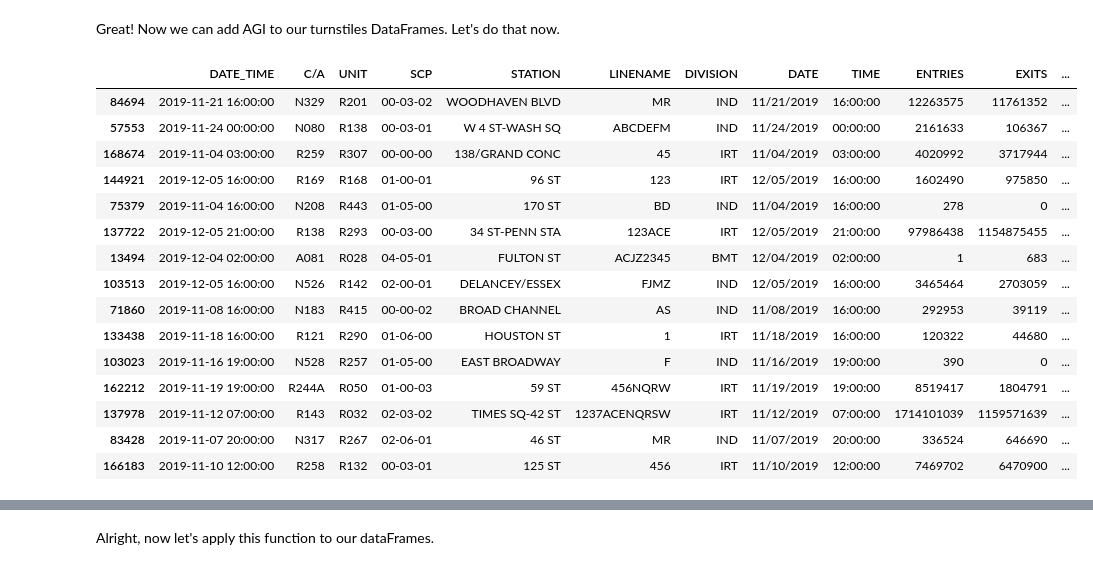
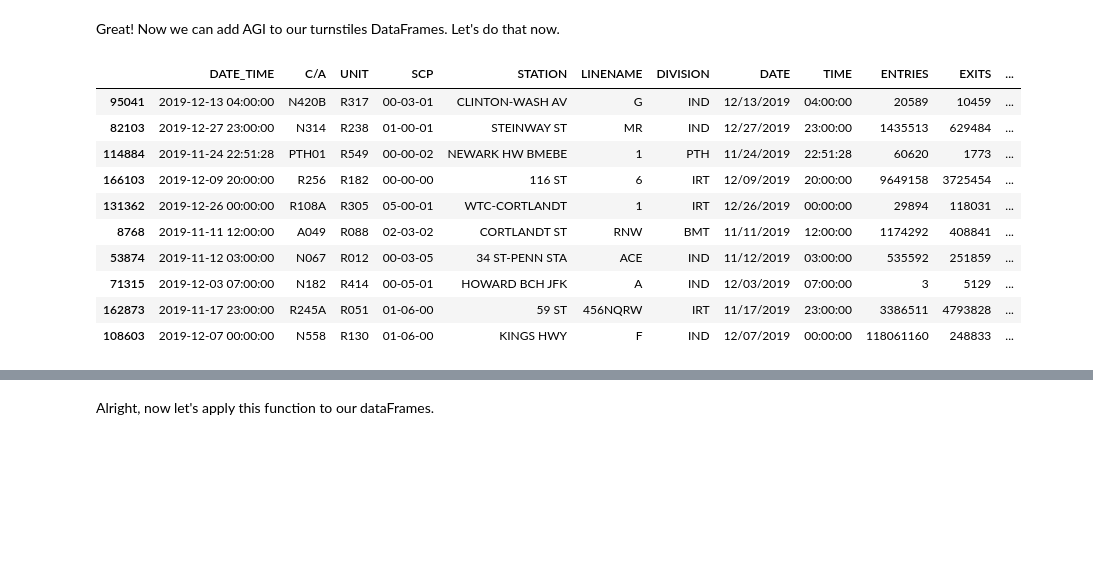
Before and after one commit to weizhao-BME/metis-project1, a Jupyter notebook: code/wtwy_data_merge.ipynb, the cells around one changed output, grey strips where cells are left out. Saved outputs shown, nothing was run; the diff lists cells and outputs as text; code cells hidden in the pictures; blank space fills up the shorter version.

```diff
--- a/code/wtwy_data_merge.ipynb
+++ b/code/wtwy_data_merge.ipynb
@@ -236,9 +210,8 @@ new_dict
 
 Now let's add that to our dataFrames!
 # %%
-# df_turnstiles['ZIPCODE'] = mta_station_info['STATION'].str.upper().map(station_zips)
-df_turnstiles['ZIPCODE'] = df_turnstiles['STATION'].map(new_dict)
-mask = df_turnstiles.STATION == '34 ST-PENN STA'
-df_turnstiles[mask].head(20)
+mta_station_info['ZIPCODE'] = mta_station_info['STATION'].str.upper().map(station_zips)
+df_turnstiles['ZIPCODE'] = df_turnstiles['STATION'].map(station_zips)
+df_turnstiles.sample(10)
 # %% [output]
 |  | DATE_TIME | C/A | UNIT | SCP | STATION | LINENAME | DIVISION | DATE | TIME | ENTRIES | EXITS | ... |
@@ -313,24 +280,19 @@ Great! Now we can add AGI to our turnstiles DataFrames. Let's do that now.
 # %%
 # convert ZIPCODE and ADJ_GROSS_INC cols to dict{zipcode: AGI}
 zipcode_agis = nyc_agi_by_zip[['ZIPCODE', 'ADJ_GROSS_INC']].set_index('ZIPCODE').to_dict()['ADJ_GROSS_INC']
 
 # use the dictionary to add ZIPCODE_AGI column to df_turnstiles
 df_turnstiles['ZIPCODE_AGI'] = df_turnstiles['ZIPCODE'].map(zipcode_agis)
-df_turnstiles.sample(15)
+df_turnstiles.sample(10)
 # %% [output]
 |  | DATE_TIME | C/A | UNIT | SCP | STATION | LINENAME | DIVISION | DATE | TIME | ENTRIES | EXITS | ... |
-| 84694 | 2019-11-21 16:00:00 | N329 | R201 | 00-03-02 | WOODHAVEN BLVD | MR | IND | 11/21/2019 | 16:00:00 | 12263575 | 11761352 | ... |
-| 57553 | 2019-11-24 00:00:00 | N080 | R138 | 00-03-01 | W 4 ST-WASH SQ | ABCDEFM | IND | 11/24/2019 | 00:00:00 | 2161633 | 106367 | ... |
-| 168674 | 2019-11-04 03:00:00 | R259 | R307 | 00-00-00 | 138/GRAND CONC | 45 | IRT | 11/04/2019 | 03:00:00 | 4020992 | 3717944 | ... |
-| 144921 | 2019-12-05 16:00:00 | R169 | R168 | 01-00-01 | 96 ST | 123 | IRT | 12/05/2019 | 16:00:00 | 1602490 | 975850 | ... |
-| 75379 | 2019-11-04 16:00:00 | N208 | R443 | 01-05-00 | 170 ST | BD | IND | 11/04/2019 | 16:00:00 | 278 | 0 | ... |
-| 137722 | 2019-12-05 21:00:00 | R138 | R293 | 00-03-00 | 34 ST-PENN STA | 123ACE | IRT | 12/05/2019 | 21:00:00 | 97986438 | 1154875455 | ... |
-| 13494 | 2019-12-04 02:00:00 | A081 | R028 | 04-05-01 | FULTON ST | ACJZ2345 | BMT | 12/04/2019 | 02:00:00 | 1 | 683 | ... |
-| 103513 | 2019-12-05 16:00:00 | N526 | R142 | 02-00-01 | DELANCEY/ESSEX | FJMZ | IND | 12/05/2019 | 16:00:00 | 3465464 | 2703059 | ... |
-| 71860 | 2019-11-08 16:00:00 | N183 | R415 | 00-00-02 | BROAD CHANNEL | AS | IND | 11/08/2019 | 16:00:00 | 292953 | 39119 | ... |
-| 133438 | 2019-11-18 16:00:00 | R121 | R290 | 01-06-00 | HOUSTON ST | 1 | IRT | 11/18/2019 | 16:00:00 | 120322 | 44680 | ... |
-| 103023 | 2019-11-16 19:00:00 | N528 | R257 | 01-05-00 | EAST BROADWAY | F | IND | 11/16/2019 | 19:00:00 | 390 | 0 | ... |
-| 162212 | 2019-11-19 19:00:00 | R244A | R050 | 01-00-03 | 59 ST | 456NQRW | IRT | 11/19/2019 | 19:00:00 | 8519417 | 1804791 | ... |
-| 137978 | 2019-11-12 07:00:00 | R143 | R032 | 02-03-02 | TIMES SQ-42 ST | 1237ACENQRSW | IRT | 11/12/2019 | 07:00:00 | 1714101039 | 1159571639 | ... |
-| 83428 | 2019-11-07 20:00:00 | N317 | R267 | 02-06-01 | 46 ST | MR | IND | 11/07/2019 | 20:00:00 | 336524 | 646690 | ... |
-| 166183 | 2019-11-10 12:00:00 | R258 | R132 | 00-03-01 | 125 ST | 456 | IRT | 11/10/2019 | 12:00:00 | 7469702 | 6470900 | ... |
+| 95041 | 2019-12-13 04:00:00 | N420B | R317 | 00-03-01 | CLINTON-WASH AV | G | IND | 12/13/2019 | 04:00:00 | 20589 | 10459 | ... |
+| 82103 | 2019-12-27 23:00:00 | N314 | R238 | 01-00-01 | STEINWAY ST | MR | IND | 12/27/2019 | 23:00:00 | 1435513 | 629484 | ... |
+| 114884 | 2019-11-24 22:51:28 | PTH01 | R549 | 00-00-02 | NEWARK HW BMEBE | 1 | PTH | 11/24/2019 | 22:51:28 | 60620 | 1773 | ... |
+| 166103 | 2019-12-09 20:00:00 | R256 | R182 | 00-00-00 | 116 ST | 6 | IRT | 12/09/2019 | 20:00:00 | 9649158 | 3725454 | ... |
+| 131362 | 2019-12-26 00:00:00 | R108A | R305 | 05-00-01 | WTC-CORTLANDT | 1 | IRT | 12/26/2019 | 00:00:00 | 29894 | 118031 | ... |
+| 8768 | 2019-11-11 12:00:00 | A049 | R088 | 02-03-02 | CORTLANDT ST | RNW | BMT | 11/11/2019 | 12:00:00 | 1174292 | 408841 | ... |
+| 53874 | 2019-11-12 03:00:00 | N067 | R012 | 00-03-05 | 34 ST-PENN STA | ACE | IND | 11/12/2019 | 03:00:00 | 535592 | 251859 | ... |
+| 71315 | 2019-12-03 07:00:00 | N182 | R414 | 00-05-01 | HOWARD BCH JFK | A | IND | 12/03/2019 | 07:00:00 | 3 | 5129 | ... |
+| 162873 | 2019-11-17 23:00:00 | R245A | R051 | 01-06-00 | 59 ST | 456NQRW | IRT | 11/17/2019 | 23:00:00 | 3386511 | 4793828 | ... |
+| 108603 | 2019-12-07 00:00:00 | N558 | R130 | 01-06-00 | KINGS HWY | F | IND | 12/07/2019 | 00:00:00 | 118061160 | 248833 | ... |
```
Also changed, not shown: parts of 23 cells of this notebook, 10 other files.
